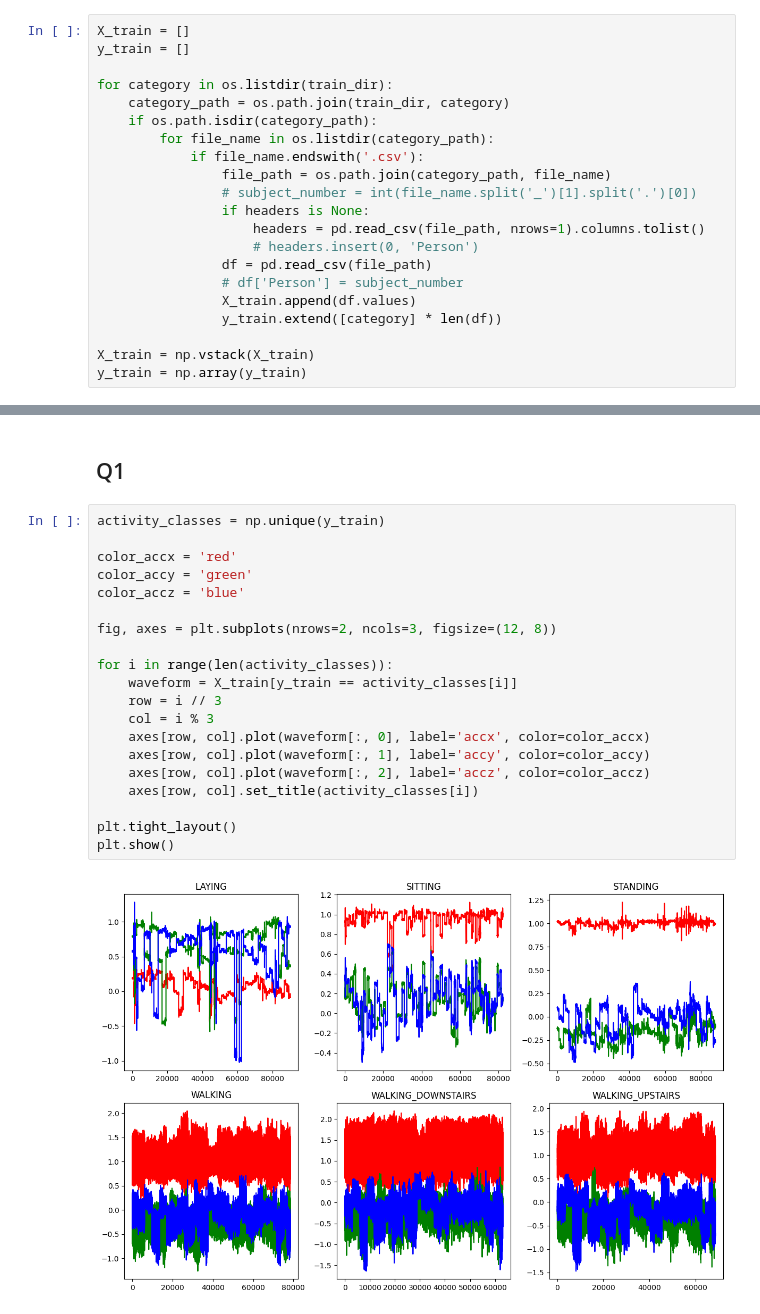
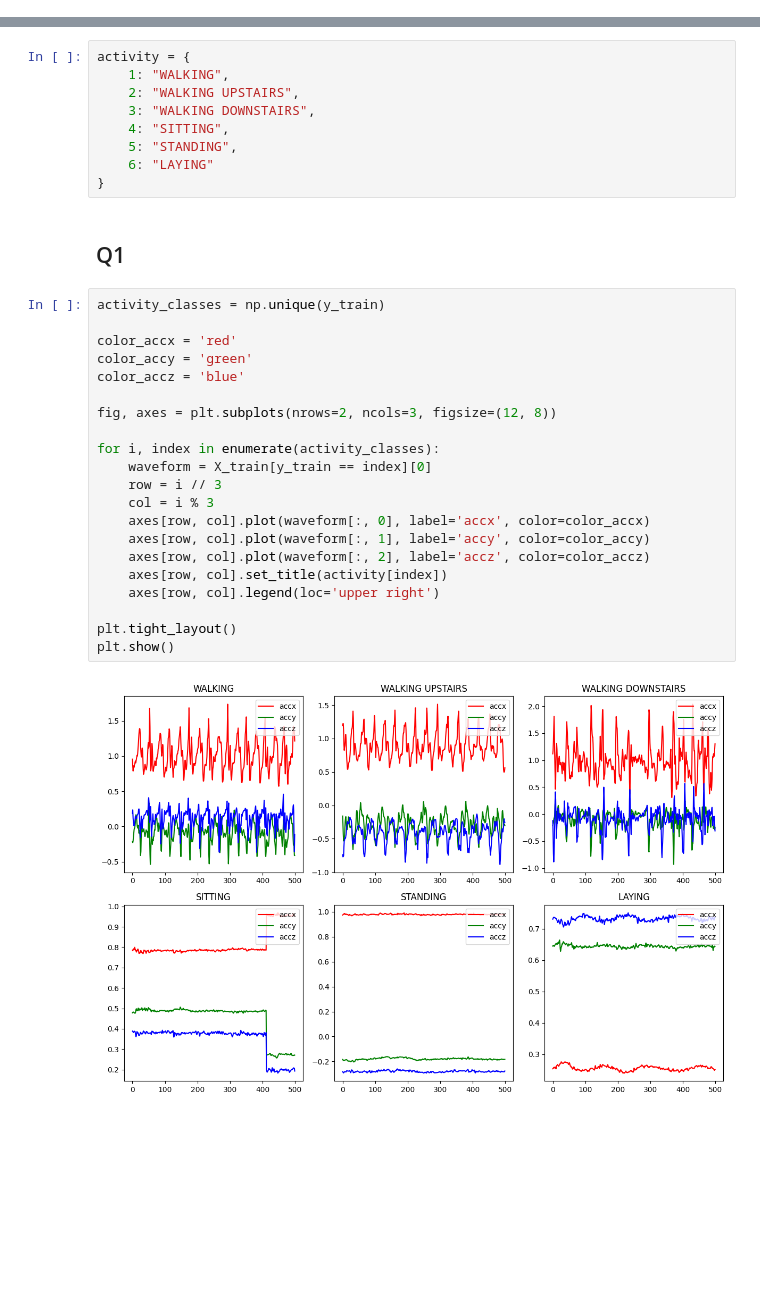
Before and after one commit to PankajGadhwal/ML-Projects, a Jupyter notebook: A1/HAR/Q1.ipynb, the cells around one changed output, grey strips where cells are left out. Drawn from its saved outputs; the diff is of its cells as text; blank space fills up the shorter version.

```diff
--- a/A1/HAR/Q1.ipynb
+++ b/A1/HAR/Q1.ipynb
@@ -45,21 +35,0 @@ headers = None
-# %%
-X_train = []
-y_train = []
-
-for category in os.listdir(train_dir):
-    category_path = os.path.join(train_dir, category)
-    if os.path.isdir(category_path):
-        for file_name in os.listdir(category_path):
-            if file_name.endswith('.csv'):
-                file_path = os.path.join(category_path, file_name)
-                # subject_number = int(file_name.split('_')[1].split('.')[0])
-                if headers is None:
-                    headers = pd.read_csv(file_path, nrows=1).columns.tolist()
-                    # headers.insert(0, 'Person')
-                df = pd.read_csv(file_path)
-                # df['Person'] = subject_number
-                X_train.append(df.values)
-                y_train.extend([category] * len(df))
-
-X_train = np.vstack(X_train)
-y_train = np.array(y_train)
@@ -111,24 +36,34 @@ print(X_train)
+# %%
+activity = {
+    1: "WALKING",
+    2: "WALKING UPSTAIRS",
+    3: "WALKING DOWNSTAIRS",
+    4: "SITTING",
+    5: "STANDING",
+    6: "LAYING"
+}
 # %% [markdown]
 ## Q1
 # %%
 activity_classes = np.unique(y_train)
 
 color_accx = 'red'
 color_accy = 'green'
 color_accz = 'blue'
 
 fig, axes = plt.subplots(nrows=2, ncols=3, figsize=(12, 8))
 
-for i in range(len(activity_classes)):
-    waveform = X_train[y_train == activity_classes[i]]
+for i, index in enumerate(activity_classes):
+    waveform = X_train[y_train == index][0]
     row = i // 3
     col = i % 3
     axes[row, col].plot(waveform[:, 0], label='accx', color=color_accx)
     axes[row, col].plot(waveform[:, 1], label='accy', color=color_accy)
     axes[row, col].plot(waveform[:, 2], label='accz', color=color_accz)
-    axes[row, col].set_title(activity_classes[i])
+    axes[row, col].set_title(activity[index])
+    axes[row, col].legend(loc='upper right')
 
 plt.tight_layout()
 plt.show()
 # %% [output]
-[figure, old version]
+[figure, new version]
```
Also changed, not shown: parts of 13 cells of this notebook, 1 other file.
